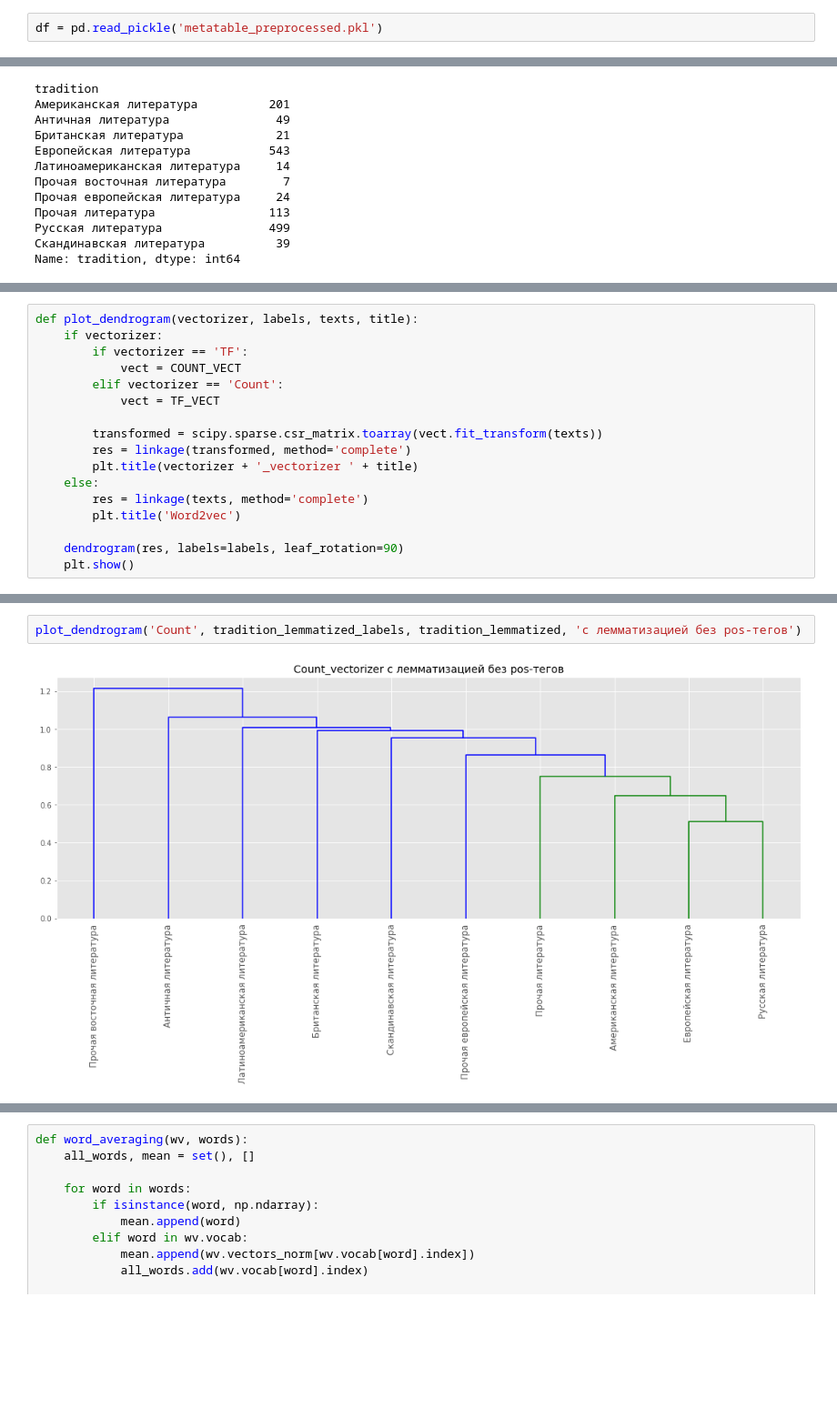
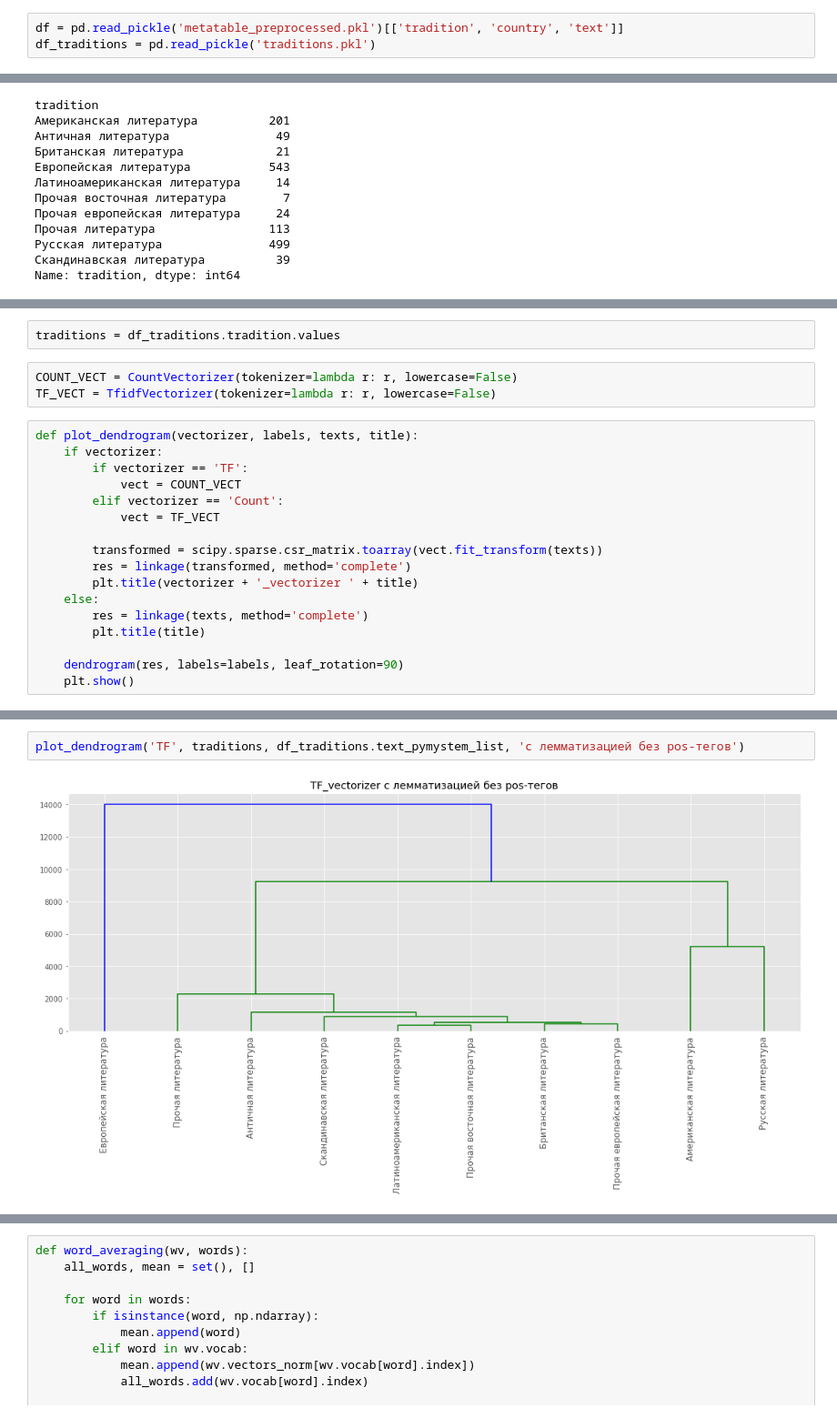
Before and after one commit to zu-ann/dh, a Jupyter notebook: 3_hierarchical_clustering.ipynb, the cells around one changed output, grey strips where cells are left out. Shown at 91% size. Saved outputs shown, nothing was run; the diff lists cells and outputs as text; blank space fills up the shorter version.

```diff
--- a/3_hierarchical_clustering.ipynb
+++ b/3_hierarchical_clustering.ipynb
@@ -18,4 +18,5 @@ import logging
 logging.root.handlers = []  # Jupyter messes up logging so needs a reset
 logging.basicConfig(format='%(asctime)s : %(levelname)s : %(message)s', level=logging.INFO)
 # %%
-df = pd.read_pickle('metatable_preprocessed.pkl')
+df = pd.read_pickle('metatable_preprocessed.pkl')[['tradition', 'country', 'text']]
+df_traditions = pd.read_pickle('traditions.pkl')
@@ -81,3 +58,8 @@ TF_VECT = TfidfVectorizer(tokenizer=tokenizer)
+# %%
+traditions = df_traditions.tradition.values
+# %%
+COUNT_VECT = CountVectorizer(tokenizer=lambda r: r, lowercase=False)
+TF_VECT = TfidfVectorizer(tokenizer=lambda r: r, lowercase=False)
 # %%
 def plot_dendrogram(vectorizer, labels, texts, title):
     if vectorizer:
@@ -91,7 +73,7 @@ def plot_dendrogram(vectorizer, labels, texts, title):
         plt.title(vectorizer + '_vectorizer ' + title)
     else:
         res = linkage(texts, method='complete')
-        plt.title('Word2vec')
+        plt.title(title)
 
     dendrogram(res, labels=labels, leaf_rotation=90)
     plt.show()
@@ -116,4 +96,4 @@ plot_dendrogram('Count', tradition_lemmatized_pos_labels, tradition_lemmatized_p
 # %%
-plot_dendrogram('Count', tradition_lemmatized_labels, tradition_lemmatized, 'с лемматизацией без pos-тегов')
+plot_dendrogram('TF', traditions, df_traditions.text_pymystem_list, 'c лемматизацией без pos-тегов')
 # %% [output]
-[figure, old version]
+[figure, new version]
```
Also changed, not shown: parts of 43 cells of this notebook, 3 other files.
